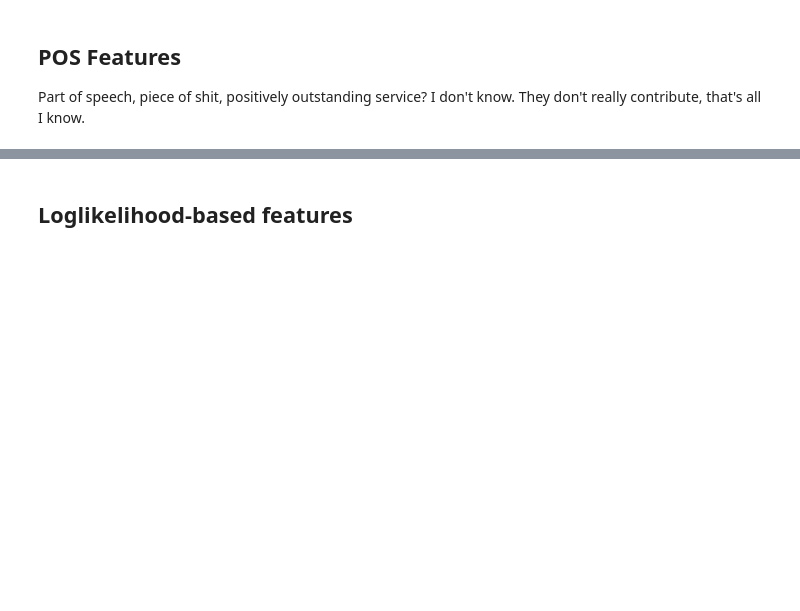
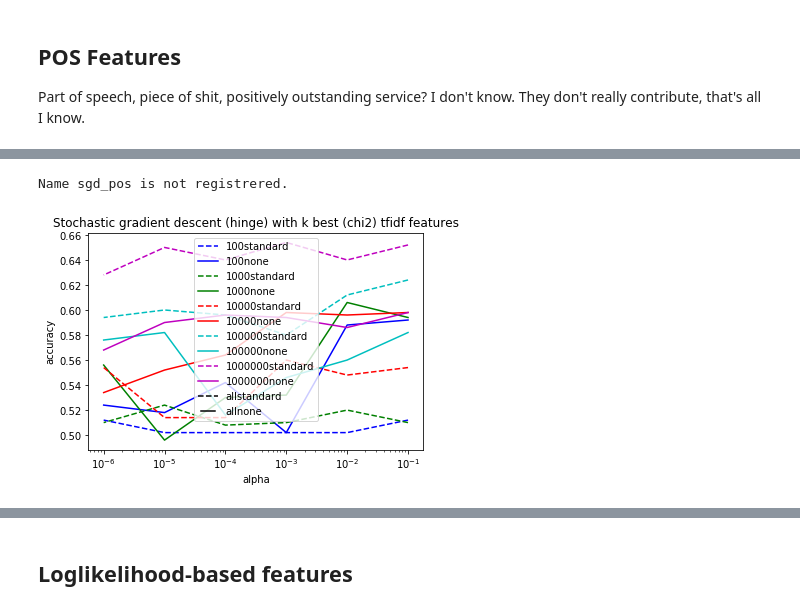
Before and after one commit to naiaden/lama-dsl, a Jupyter notebook: Untitled.ipynb, the cells around one changed output, grey strips where cells are left out. Cells and saved outputs as stored; diff of their text form; code cells hidden in the pictures; blank space fills up the shorter version.

```diff
--- a/Untitled.ipynb
+++ b/Untitled.ipynb
@@ -1567,7 +1541,7 @@ summarise_run("knn_pos")
 if do_run("sgd_pos"):
     for k in ['all']:
         for scaler in [StandardScaler(with_mean=False)]:
-            for alpha in [10.0**-7:]:#10.0**-np.arange(1,7):
+            for alpha in [10.0**-7]:#10.0**-np.arange(1,7):
                 for n_iter in [np.ceil(10**6 / len(X_training))]:
                     model = SelectPOSVectorFeatures("sgd_pos", X_training, y_training, X_dev, y_dev,
                                                            "pos n-grams, counts, sgd",
@@ -1581,15 +1555,18 @@ sgd_st_results = pd.DataFrame([[100, "standard", 0.1, 4.0, 0.512], [100, "standa
 for k, c in zip([100, 1000, 10000, 100000, 1000000, 'all'], ['b', 'g', 'r', 'c','m', 'k']):
     for f,g in zip(["standard", "none"], ['--', '-']):
         x = sgd_st_results.loc[(sgd_st_results[1] == f) & (sgd_st_results[0] == k)].ix[:, [2]]
         y = sgd_st_results.loc[(sgd_st_results[1] == f) & (sgd_st_results[0] == k)].ix[:, [4]]
         p, = plt.semilogx(x, y, c + g, label=str(k) + str(f))
 
 plt.title("Stochastic gradient descent (hinge) with k best (chi2) tfidf features")
 plt.xlabel("alpha")
 plt.ylabel("accuracy")
 plt.legend(handler_map={p: HandlerLine2D(numpoints=6)})
 
 summarise_run("sgd_pos")
+# %% [output]
+Name sgd_pos is not registrered.
+[figure, added]
 # %%
 if do_run("nbs_pos"):
     for k in [100, 1000, 10000, 100000]:
```
Also changed, not shown: parts of 29 cells of this notebook, 1 other file.
